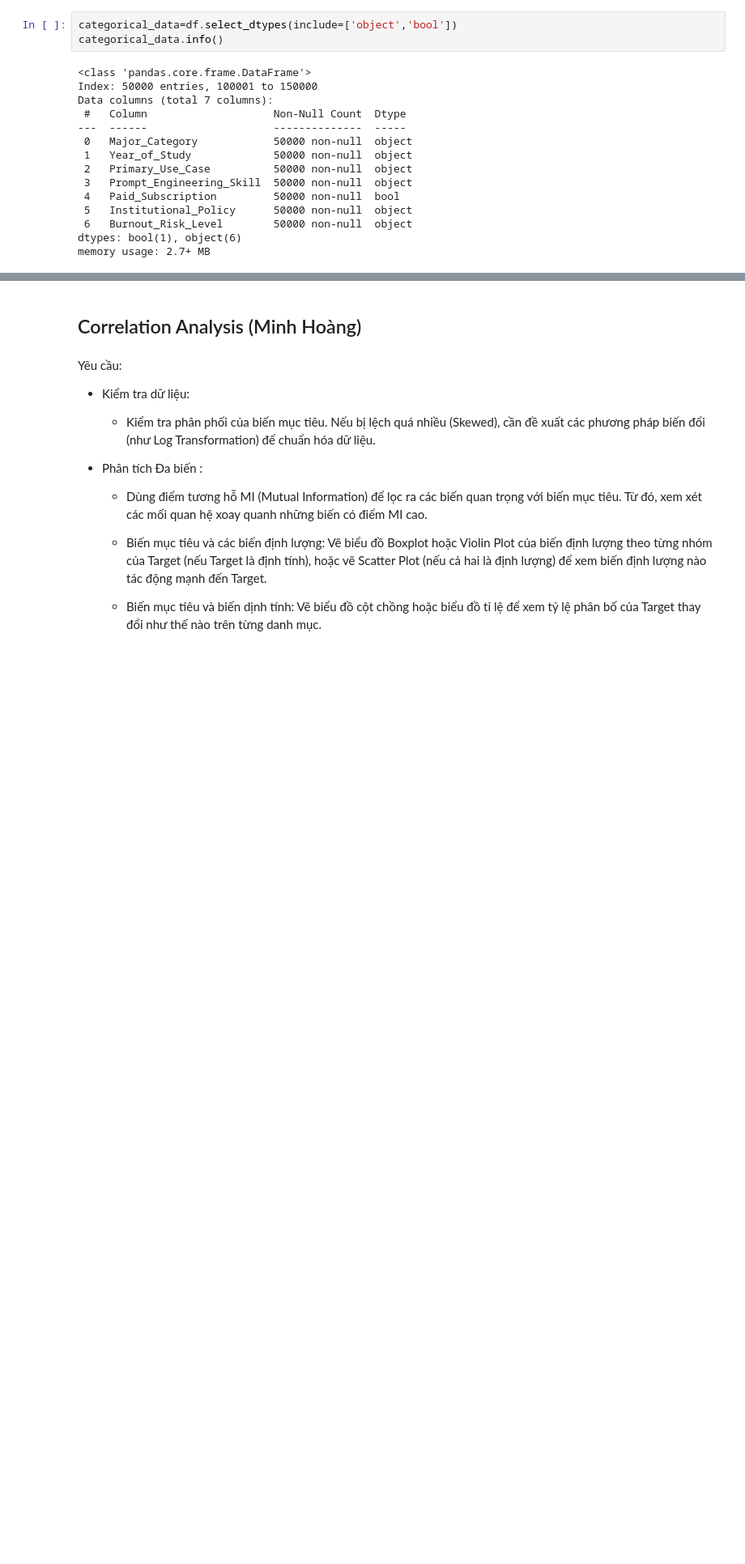
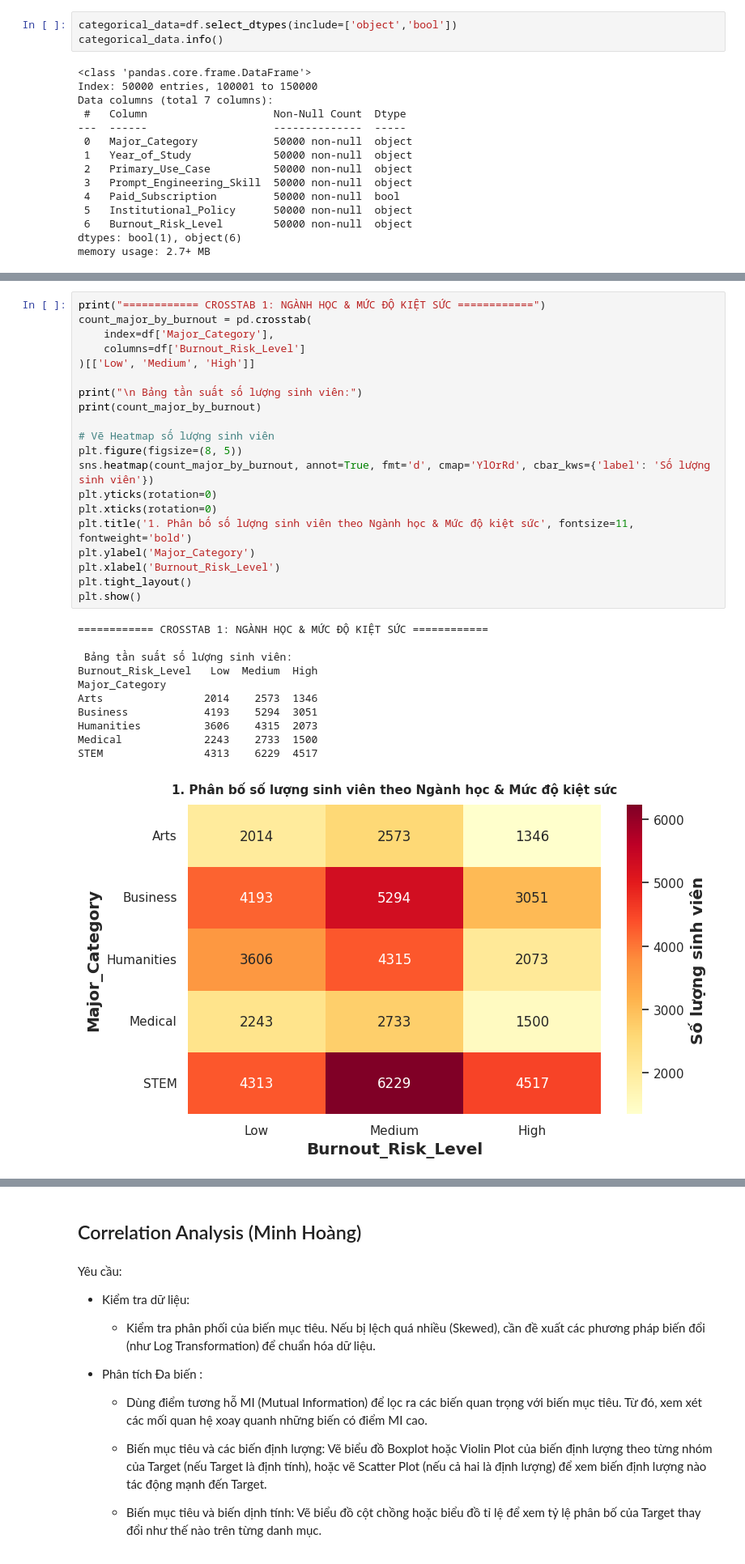
Before and after one commit to MEdan-US/Mini-Project, a Jupyter notebook: mini_project.ipynb, the cells around one changed output, grey strips where cells are left out. Shown at 81% size. Drawn from its saved outputs; the diff is of its cells as text; blank space fills up the shorter version.

```diff
--- a/mini_project.ipynb
+++ b/mini_project.ipynb
@@ -132,0 +252,32 @@ memory usage: 2.7+ MB
+# %%
+print("============ CROSSTAB 1: NGÀNH HỌC & MỨC ĐỘ KIỆT SỨC ============")
+count_major_by_burnout = pd.crosstab(
+    index=df['Major_Category'],
+    columns=df['Burnout_Risk_Level']
+)[['Low', 'Medium', 'High']]
+
+print("\n Bảng tần suất số lượng sinh viên:")
+print(count_major_by_burnout)
+
+# Vẽ Heatmap số lượng sinh viên
+plt.figure(figsize=(8, 5))
+sns.heatmap(count_major_by_burnout, annot=True, fmt='d', cmap='YlOrRd', cbar_kws={'label': 'Số lượng sinh viên'})
+plt.yticks(rotation=0)
+plt.xticks(rotation=0)
+plt.title('1. Phân bố số lượng sinh viên theo Ngành học & Mức độ kiệt sức', fontsize=11, fontweight='bold')
+plt.ylabel('Major_Category')
+plt.xlabel('Burnout_Risk_Level')
+plt.tight_layout()
+plt.show()
+# %% [output]
+============ CROSSTAB 1: NGÀNH HỌC & MỨC ĐỘ KIỆT SỨC ============
+
+ Bảng tần suất số lượng sinh viên:
+Burnout_Risk_Level   Low  Medium  High
+Major_Category
+Arts                2014    2573  1346
+Business            4193    5294  3051
+Humanities          3606    4315  2073
+Medical             2243    2733  1500
+STEM                4313    6229  4517
+[figure, added]
```
Also changed, not shown: parts of 16 cells of this notebook.
